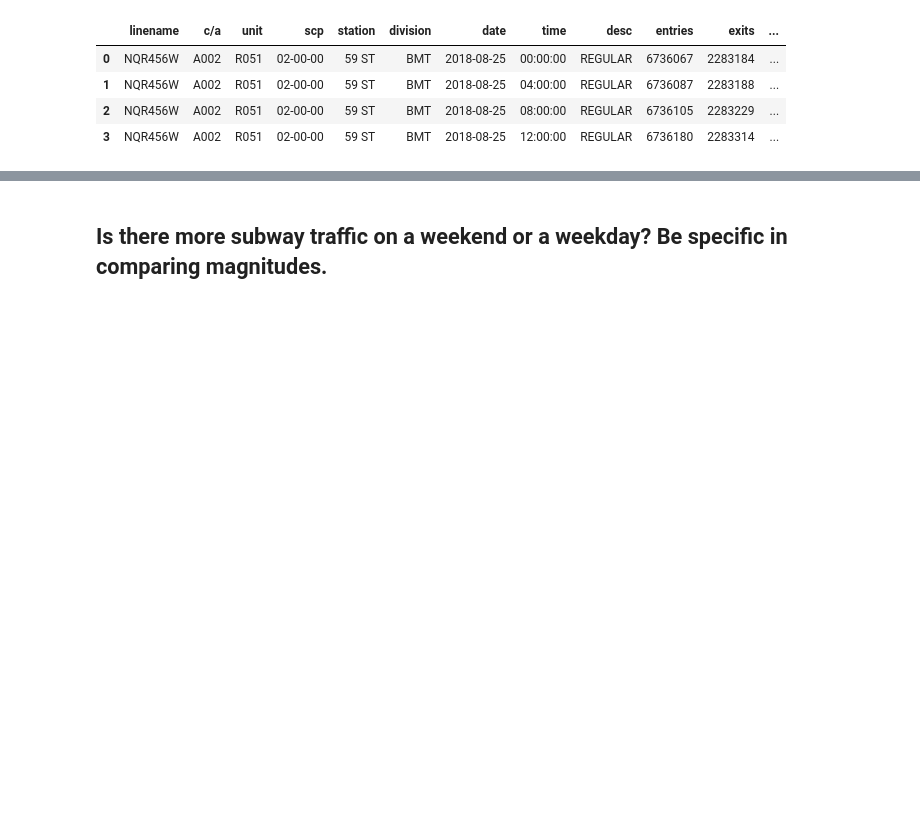
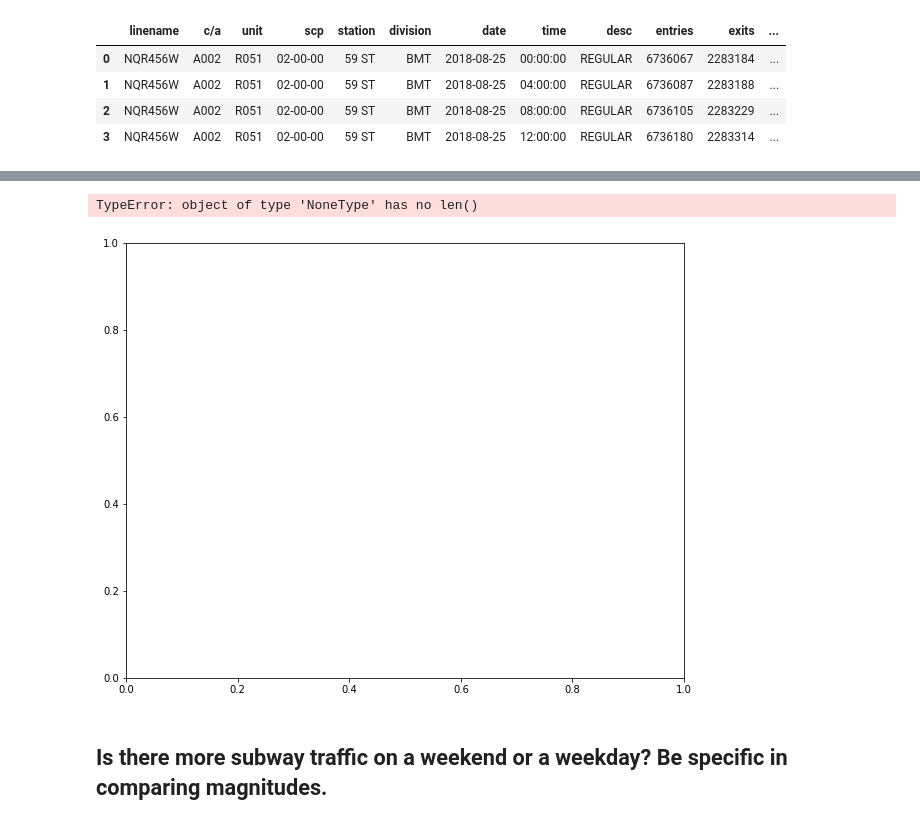
Before and after one commit to GovenFist/dsc-0-03-08-understanding-pandas-series-and-dataframes-lab-online-ds-sp-000, a Jupyter notebook: index.ipynb, the cells around one changed output, grey strips where cells are left out. Cells and saved outputs as stored; diff of their text form; code cells hidden in the pictures; blank space fills up the shorter version.

```diff
--- a/index.ipynb
+++ b/index.ipynb
@@ -146,10 +146,10 @@ df.head(4)
 # %%
 x = df.groupby(['dow'])['traffic'].sum()
 x.head(7)
-dow =x.index.values[0]
+dow =x.index.values.tolist()
 idow = list(range(1,len(dow)+1))
 print(dow)
-plt.figure(figsize=10,8)
+plt.figure(figsize=(10,8))
 plt.xticks(labels=dow)
 plt.xlabel('Days of the Week')
 plt.ylabel('Traffic')
@@ -161,3 +161,5 @@ SyntaxError: invalid syntax (<ipython-input-37-3f0320c04587>, line 3)
+TypeError: object of type 'NoneType' has no len()
+[figure, added]
 # %% [markdown]
 ## Is there more subway traffic on a weekend or a weekday?    Be specific in comparing magnitudes.
 # %%
```
Also changed, not shown: parts of 1 cell of this notebook.
